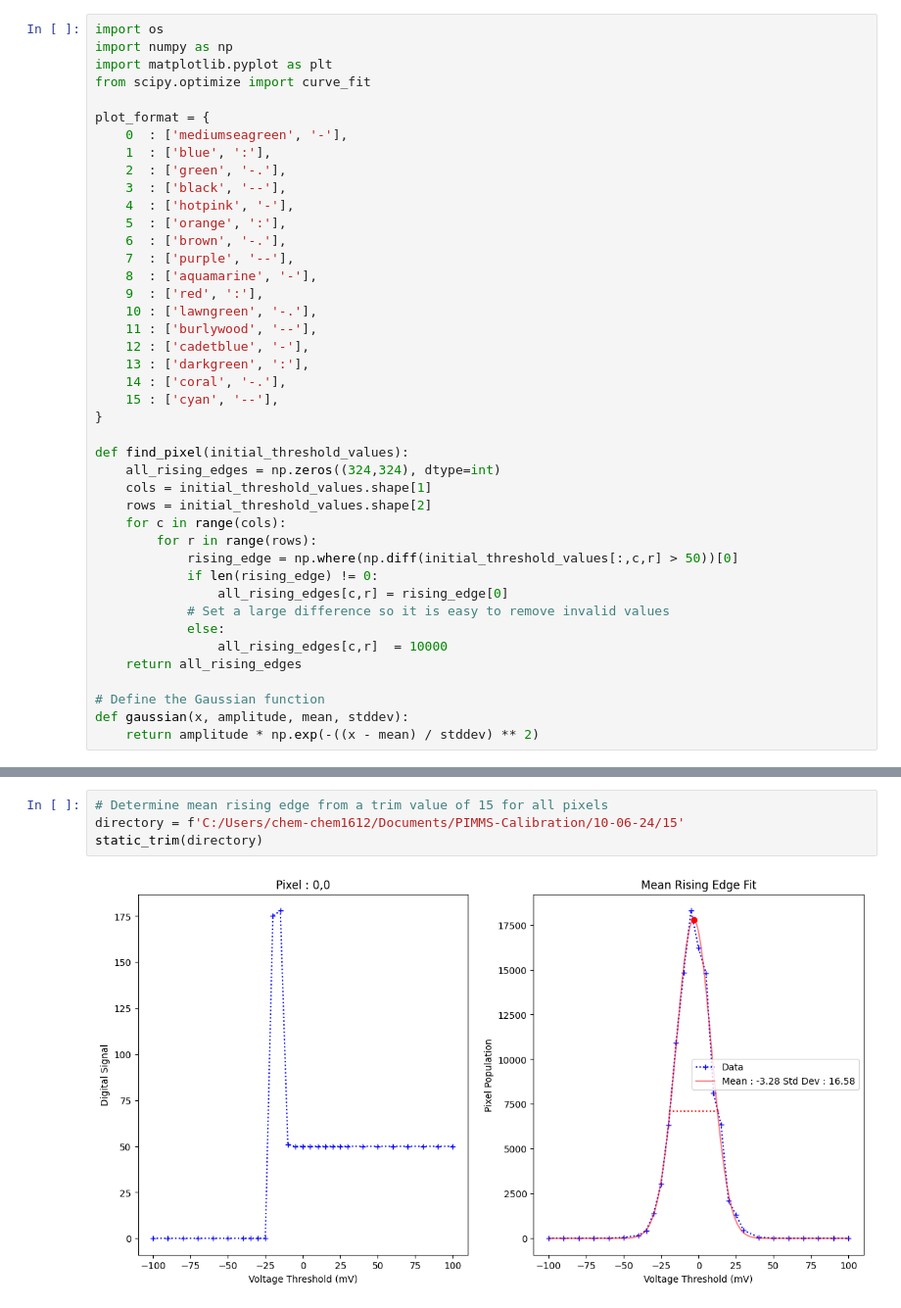
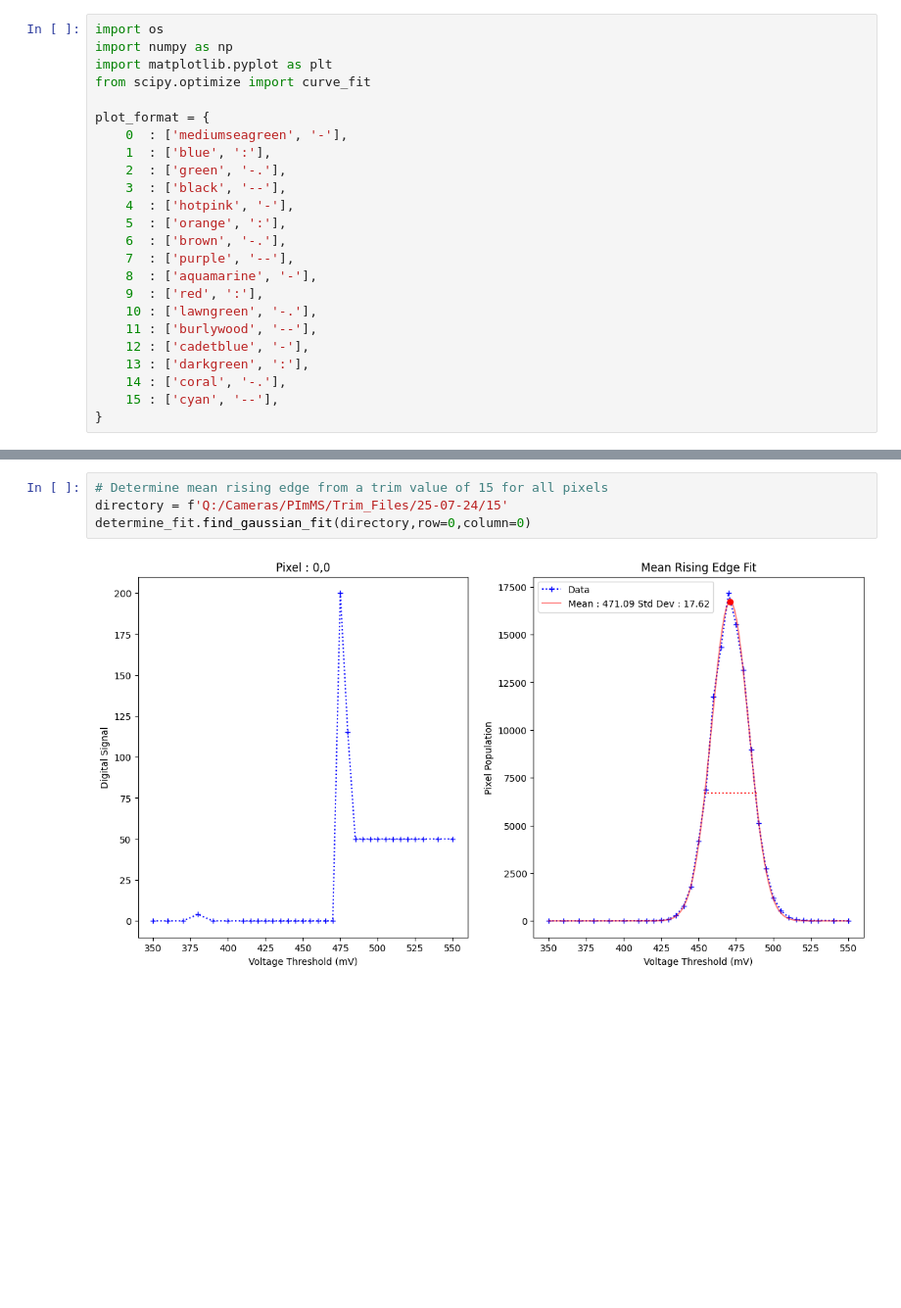
Before and after one commit to jrjfeath/PyMMS, a Jupyter notebook: Analysis.ipynb, the cells around one changed output, grey strips where cells are left out. Shown at 98% size. Cells and saved outputs as stored; diff of their text form; blank space fills up the shorter version.

```diff
--- a/Analysis.ipynb
+++ b/Analysis.ipynb
@@ -22,22 +22,4 @@ plot_format = {
     14 : ['coral', '-.'],
     15 : ['cyan', '--'],
 }
-
-def find_pixel(initial_threshold_values):
-    all_rising_edges = np.zeros((324,324), dtype=int)
-    cols = initial_threshold_values.shape[1]
-    rows = initial_threshold_values.shape[2]
-    for c in range(cols):
-        for r in range(rows):
-            rising_edge = np.where(np.diff(initial_threshold_values[:,c,r] > 50))[0]
-            if len(rising_edge) != 0:
-                all_rising_edges[c,r] = rising_edge[0]
-            # Set a large difference so it is easy to remove invalid values
-            else:
-                all_rising_edges[c,r]  = 10000
-    return all_rising_edges
-
-# Define the Gaussian function
-def gaussian(x, amplitude, mean, stddev):
-    return amplitude * np.exp(-((x - mean) / stddev) ** 2)
 # %%
@@ -83,7 +103,7 @@ def static_trim(directory):
 # %%
 # Determine mean rising edge from a trim value of 15 for all pixels
-directory = f'C:/Users/chem-chem1612/Documents/PIMMS-Calibration/10-06-24/15'
-static_trim(directory)
+directory = f'Q:/Cameras/PImMS/Trim_Files/25-07-24/15'
+determine_fit.find_gaussian_fit(directory,row=0,column=0)
 # %% [output]
-[figure, old version]
+[figure, new version]
 # %%
```
Also changed, not shown: parts of 4 cells of this notebook, 2 other files.
